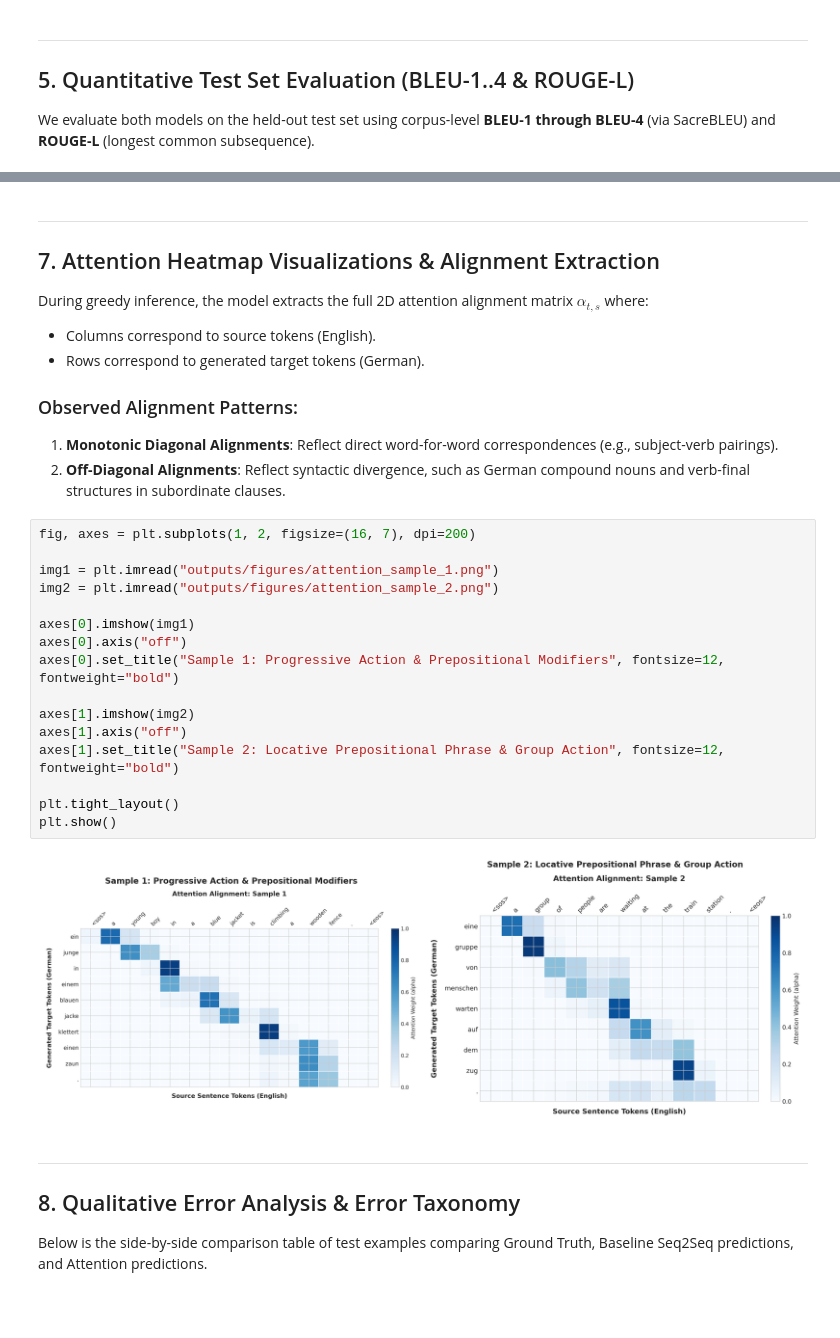
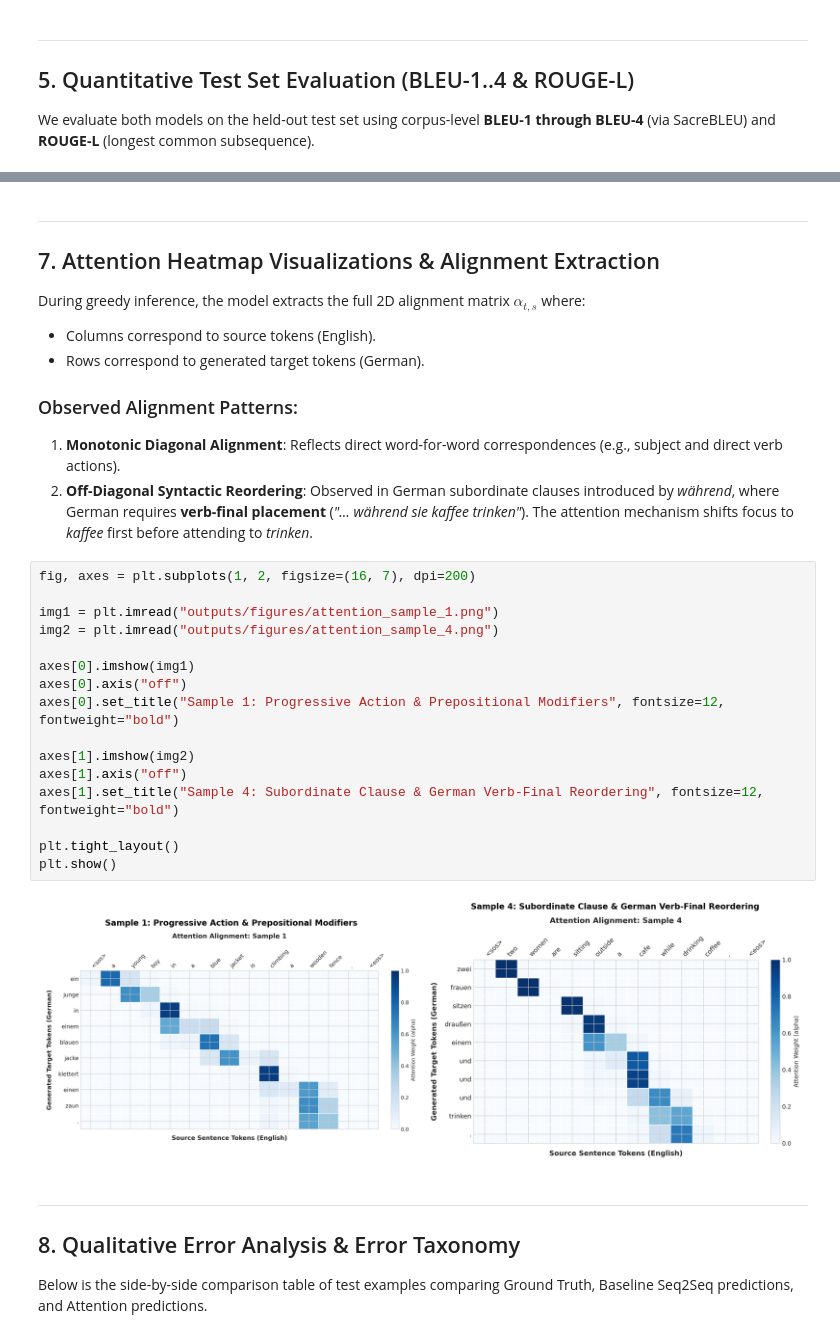
Before and after one commit to FekyBaz/nlp-en-de-seq2seq-attention, a Jupyter notebook: notebooks/en_de_seq2seq_attention.ipynb, the cells around one changed output, grey strips where cells are left out. Cells and saved outputs as stored; diff of their text form; blank space fills up the shorter version.

Commit message:
refactor: align PyTorch Seq2Seq models with Section 7 style and add defensive engineering report justifications

```diff
--- a/notebooks/en_de_seq2seq_attention.ipynb
+++ b/notebooks/en_de_seq2seq_attention.ipynb
@@ -307,31 +342,31 @@ display(pd.DataFrame(length_summary))
 ---
 ## 7. Attention Heatmap Visualizations & Alignment Extraction
 
-During greedy inference, the model extracts the full 2D attention alignment matrix $\alpha_{t,s}$ where:
+During greedy inference, the model extracts the full 2D alignment matrix $\alpha_{t,s}$ where:
 - Columns correspond to source tokens (English).
 - Rows correspond to generated target tokens (German).
 
 ### Observed Alignment Patterns:
-1. **Monotonic Diagonal Alignments**: Reflect direct word-for-word correspondences (e.g., subject-verb pairings).
-2. **Off-Diagonal Alignments**: Reflect syntactic divergence, such as German compound nouns and verb-final structures in subordinate clauses.
+1. **Monotonic Diagonal Alignment**: Reflects direct word-for-word correspondences (e.g., subject and direct verb actions).
+2. **Off-Diagonal Syntactic Reordering**: Observed in German subordinate clauses introduced by *während*, where German requires **verb-final placement** (*"... während sie kaffee trinken"*). The attention mechanism shifts focus to *kaffee* first before attending to *trinken*.
 # %%
 fig, axes = plt.subplots(1, 2, figsize=(16, 7), dpi=200)
 
 img1 = plt.imread("outputs/figures/attention_sample_1.png")
-img2 = plt.imread("outputs/figures/attention_sample_2.png")
+img2 = plt.imread("outputs/figures/attention_sample_4.png")
 
 axes[0].imshow(img1)
 axes[0].axis("off")
 axes[0].set_title("Sample 1: Progressive Action & Prepositional Modifiers", fontsize=12, fontweight="bold")
 
 axes[1].imshow(img2)
 axes[1].axis("off")
-axes[1].set_title("Sample 2: Locative Prepositional Phrase & Group Action", fontsize=12, fontweight="bold")
+axes[1].set_title("Sample 4: Subordinate Clause & German Verb-Final Reordering", fontsize=12, fontweight="bold")
 
 plt.tight_layout()
 plt.show()
 # %% [output]
-[figure, old version]
+[figure, new version]
 # %% [markdown]
 ---
 ## 8. Qualitative Error Analysis & Error Taxonomy
```
Also changed, not shown: parts of 19 cells of this notebook, 7 other files.
